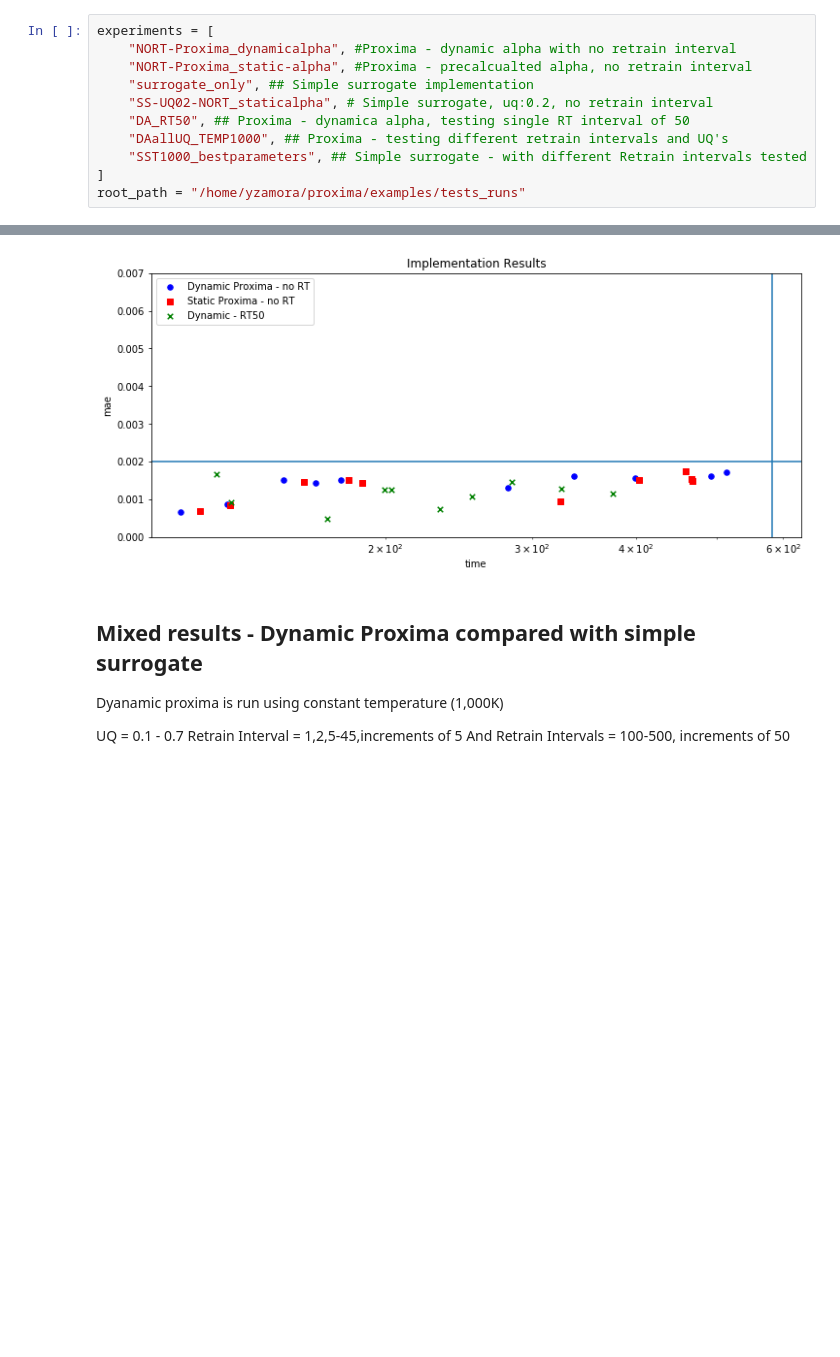
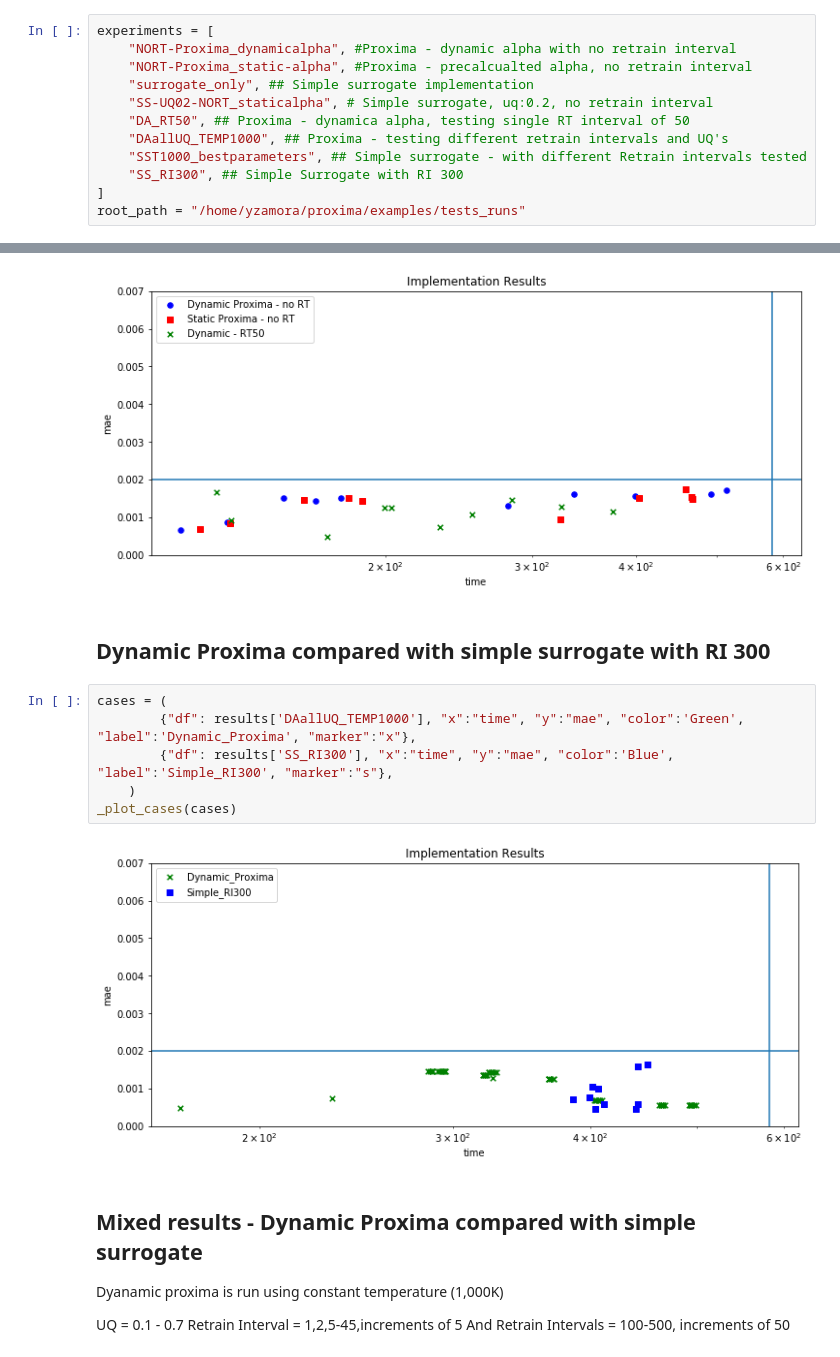
Before and after one commit to YulianaGomez/proxima_analysis, a Jupyter notebook: notebooks/Scatter_plot_method_comparison.ipynb, the cells around one changed output, grey strips where cells are left out. Drawn from its saved outputs; the diff is of its cells as text; blank space fills up the shorter version.

```diff
--- a/notebooks/Scatter_plot_method_comparison.ipynb
+++ b/notebooks/Scatter_plot_method_comparison.ipynb
@@ -20,6 +20,7 @@ experiments = [
     "DA_RT50", ## Proxima - dynamica alpha, testing single RT interval of 50
     "DAallUQ_TEMP1000", ## Proxima - testing different retrain intervals and UQ's
     "SST1000_bestparameters", ## Simple surrogate - with different Retrain intervals tested
+    "SS_RI300", ## Simple Surrogate with RI 300
 ]
 root_path = "/home/yzamora/proxima/examples/tests_runs"
 # %% [markdown]
@@ -119,6 +117,16 @@ cases = (
 _plot_cases(cases)
 # %% [output]
 [figure]
+# %% [markdown]
+## Dynamic Proxima compared with simple surrogate with RI 300
+# %%
+cases = (
+        {"df": results['DAallUQ_TEMP1000'], "x":"time", "y":"mae", "color":'Green', "label":'Dynamic_Proxima', "marker":"x"},
+        {"df": results['SS_RI300'], "x":"time", "y":"mae", "color":'Blue', "label":'Simple_RI300', "marker":"s"},
+    )
+_plot_cases(cases)
+# %% [output]
+[figure, added]
 # %% [markdown]
 ## Mixed results  - Dynamic Proxima compared with simple surrogate
 Dyanamic proxima is run using constant temperature (1,000K)
```
Also changed, not shown: parts of 2 cells of this notebook, 4 other files.
